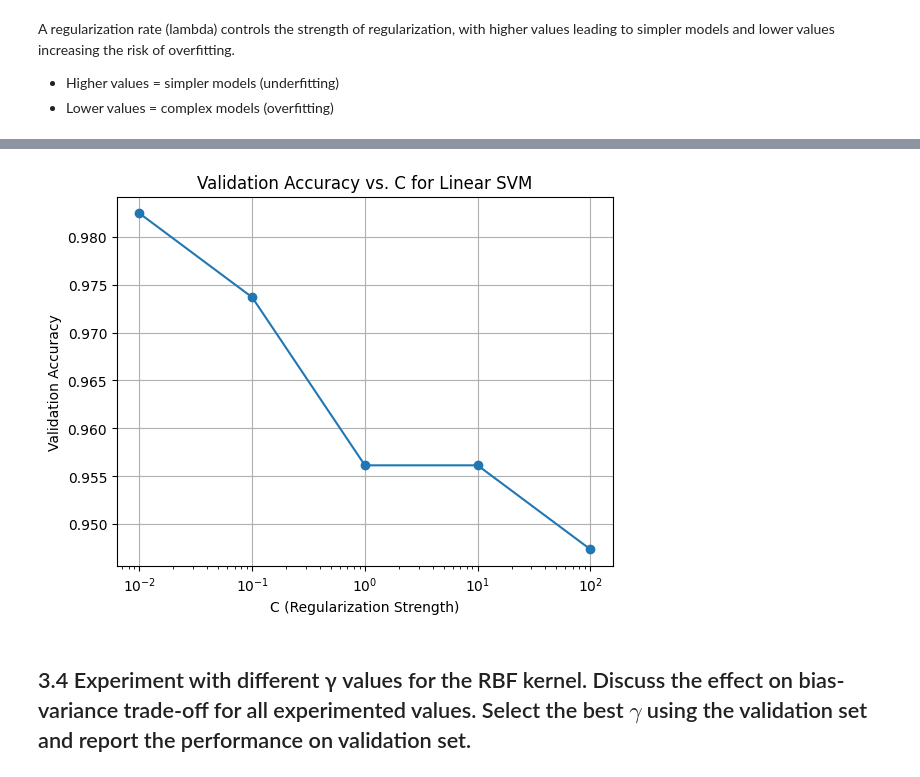
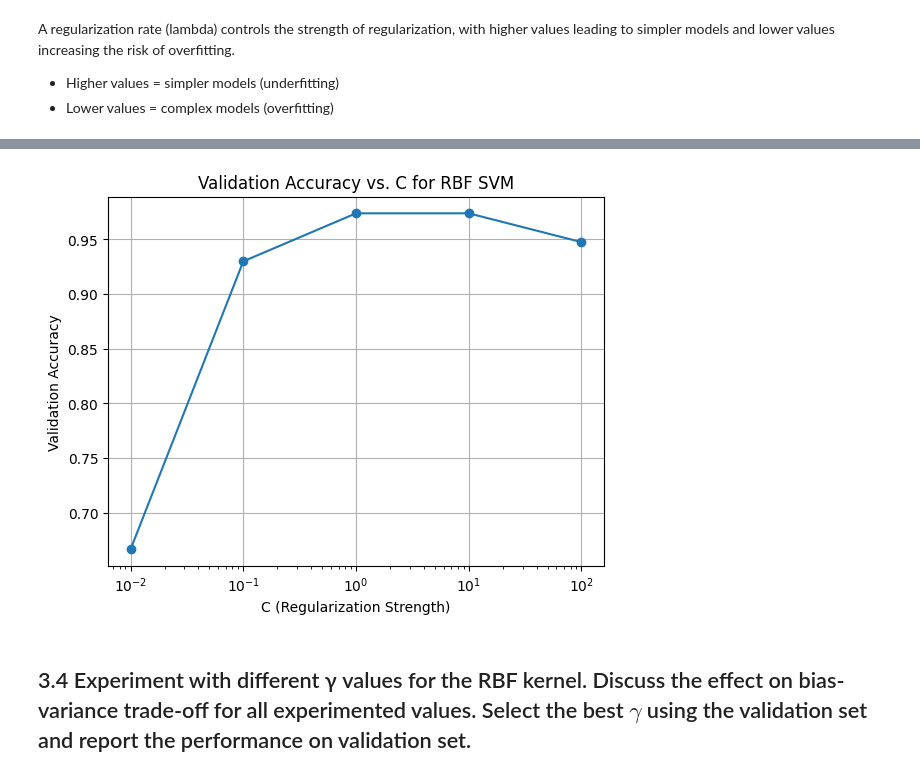
Before and after one commit to arthurBorger/machine_learning, a Jupyter notebook: assignment_2/exercise.ipynb, the cells around one changed output, grey strips where cells are left out. Drawn from its saved outputs; the diff is of its cells as text; code cells hidden in the pictures.

```diff
--- a/assignment_2/exercise.ipynb
+++ b/assignment_2/exercise.ipynb
@@ -436,37 +454,48 @@ A regularization rate (lambda) controls the strength of regularization, with hig
 - Higher values = simpler models (underfitting)
 - Lower values = complex models (overfitting)
 # %%
-# Regularization strength C values to try
-C_values = [0.01, 0.1, 1, 10, 100]
-results = []
-# Evaluate each C using cross-validation
-for C in C_values:
-    linear_svm = Pipeline([
-        ('scaler', StandardScaler()),
-        ('clf', svm.SVC(kernel='linear', C=C, probability=True, random_state=42)),
-    ])
-    # Fit the model
-    linear_svm.fit(X_train, y_train)
-    # Evaluate on validation set
-    y_val_pred = linear_svm.predict(X_val)
-    val_accuracy = accuracy_score(y_val, y_val_pred)
-    results.append((C, val_accuracy))
-    print(f"Validation Accuracy with linear SVM (C={C}): {val_accuracy:.4f}")
+from sklearn import svm
+from sklearn.pipeline import Pipeline
+from sklearn.preprocessing import StandardScaler
+from sklearn.model_selection import GridSearchCV
+from sklearn.metrics import accuracy_score
+import matplotlib.pyplot as plt
+import numpy as np
+from helpers import display_results
 
-# sort results by accuracy
-results.sort(key=lambda x: x[1], reverse=True)
-# Print results
-print("\nC Value | Validation Accuracy")
-for C, val_acc in results:
-    print(f"{C:7} | {val_acc:.4f}")
+# Define pipeline and parameter grid
+pipe = Pipeline([
+    ('scaler', StandardScaler()),
+    ('svc', svm.SVC(kernel='rbf', probability=True, random_state=42))
+])
 
-# Plot accuracy vs. C
-C_vals, accuracies = zip(*results)
-plt.figure()
-plt.semilogx(C_vals, accuracies, marker='o')
+param_grid = {'svc__C': [0.01, 0.1, 1, 10, 100]}
+
+# Grid search with 5-fold CV
+grid = GridSearchCV(pipe, param_grid, scoring='accuracy', cv=5)
+grid.fit(X_train, y_train)
+
+# Validation performance for each C
+val_accs = [accuracy_score(y_val, grid.best_estimator_.set_params(svc__C=p['svc__C'])
+                           .fit(X_train, y_train)
+                           .predict(X_val))
+            for p in grid.cv_results_['params']]
+
+# Display results
+cv_means = grid.cv_results_['mean_test_score']
+cv_stds  = grid.cv_results_['std_test_score']
+C_vals   = [p['svc__C'] for p in grid.cv_results_['params']]
+
+df = display_results(np.round(cv_means, 4), np.round(cv_stds, 4), np.round(val_accs, 4))
+df['C Value'] = C_vals
+df.sort_values('Validation Accuracy', ascending=False, inplace=True)
+print(df)
+
+# Plot
+plt.semilogx(C_vals, val_accs, marker='o')
 plt.xlabel("C (Regularization Strength)")
 plt.ylabel("Validation Accuracy")
-plt.title("Validation Accuracy vs. C for Linear SVM")
+plt.title("Validation Accuracy vs. C for RBF SVM")
 plt.grid(True)
 plt.show()
 # %% [output]
@@ -485,4 +508,4 @@ C Value | Validation Accuracy
-[figure, old version]
+[figure, new version]
 # %% [markdown]
 ## 3.4 Experiment with different γ values for the RBF kernel. Discuss the effect on bias-variance trade-off for all experimented values. Select the best $γ$ using the validation set and report the performance on validation set.
 # %%
```
Also changed, not shown: parts of 8 cells of this notebook, 3 other files.
